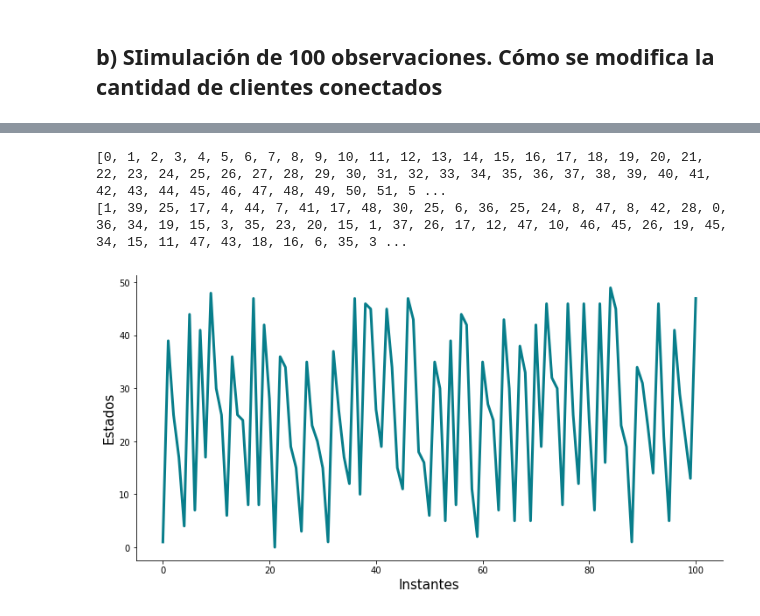
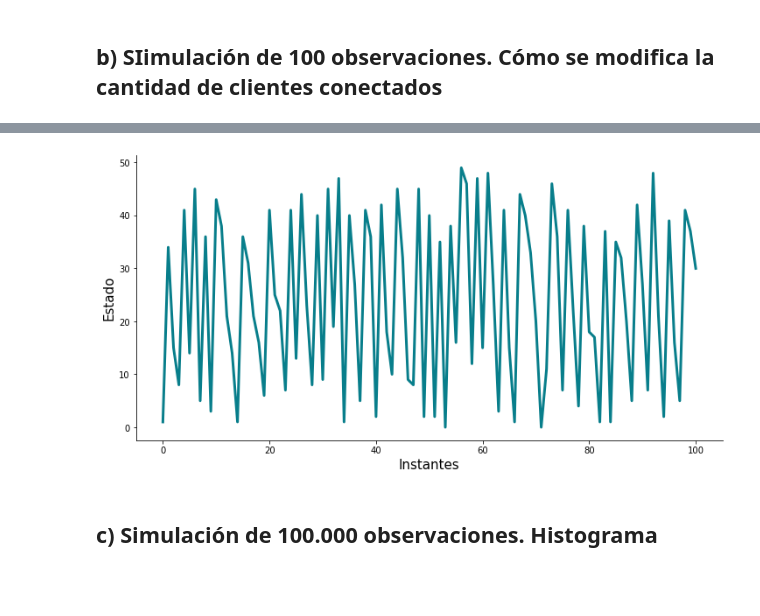
Before and after one commit to nicolaslongo/tp1-simulacion, a Jupyter notebook: tp2/Ejercicio 3.ipynb, the cells around one changed output, grey strips where cells are left out. Saved outputs shown, nothing was run; the diff lists cells and outputs as text; code cells hidden in the pictures; blank space fills up the shorter version.

```diff
--- a/tp2/Ejercicio 3.ipynb
+++ b/tp2/Ejercicio 3.ipynb
@@ -26,7 +26,7 @@ class HomeBanking():
         self.estados = [self.estado_actual]
 
     def calcular_matriz(self):
-        def P(i, j):
+        def porcentaje(i, j):
             p = 0.7
             n = 51
             if j >= i:
@@ -37,13 +37,13 @@ class HomeBanking():
             # j < i
             suma = 0
             for x in range(i, n):
-                suma += P(i, x)
+                suma += porcentaje(i, x)
 
             res2 = (1 - suma) / (i-1)
             return res2
 
-        M = [[P(i, j) for j in range(1, 52)] for i in range(1, 52)]
-        self.matriz = M
+        P = [[porcentaje(i, j) for j in range(1, 52)] for i in range(1, 52)]
+        self.matriz = P
         return self.matriz
 
     def nuevo_usuario_conectado(self):
@@ -51,7 +51,7 @@ class HomeBanking():
             return
 
         self.estado_actual += 1
-        print('Estado actual es {0}'.format(self.estado_actual))
+#         print('Estado actual es {0}'.format(self.estado_actual))
 
     def simular_n_observaciones(self, n):
         self.estados = []
@@ -70,7 +70,7 @@ class HomeBanking():
             if r <= suma:
                 self.estado_actual = i
                 self.estados.append(self.estado_actual)
-                print('Estado actual es {0}'.format(self.estado_actual))
+#                 print('Estado actual es {0}'.format(self.estado_actual))
                 return self.estado_actual
 
     def get_estados(self):
@@ -78,7 +78,7 @@ class HomeBanking():
 
 
 hb = HomeBanking()
-M = hb.calcular_matriz()
+P = hb.calcular_matriz()
 # %% [markdown]
 ## a) Matriz de transición de estados
 Como primera medida, trataremos de determinar la matriz de transición, para lo que necesitaremos evaluar los autovalores de M. Según su valor vamos a poder ver si M^(n) converge
@@ -141,17 +118,15 @@ Estado actual es 47
 # %%
 estados = hb.get_estados()
 # assert len(estados) == 101
 instantes = [i for i in range(len(estados))]
 
 fig = plt.figure(figsize=(12, 6))
 ax = fig.add_subplot(1, 1, 1)
 ax.spines['right'].set_color('none')
 ax.spines['top'].set_color('none')
 plt.plot(instantes, estados, color='#087E8B', linewidth=3.0)
 plt.xlabel('Instantes', size=15)
-plt.ylabel('Estados', size=15)
+plt.ylabel('Estado', size=15)
 plt.show()
 # %% [output]
-[0, 1, 2, 3, 4, 5, 6, 7, 8, 9, 10, 11, 12, 13, 14, 15, 16, 17, 18, 19, 20, 21, 22, 23, 24, 25, 26, 27, 28, 29, 30, 31, 32, 33, 34, 35, 36, 37, 38, 39, 40, 41, 42, 43, 44, 45, 46, 47, 48, 49, 50, 51, 5 ...
-[1, 39, 25, 17, 4, 44, 7, 41, 17, 48, 30, 25, 6, 36, 25, 24, 8, 47, 8, 42, 28, 0, 36, 34, 19, 15, 3, 35, 23, 20, 15, 1, 37, 26, 17, 12, 47, 10, 46, 45, 26, 19, 45, 34, 15, 11, 47, 43, 18, 16, 6, 35, 3 ...
-[figure, old version]
+[figure, new version]
@@ -164,0 +133,2 @@ plt.show()
+# %% [markdown]
+## c) Simulación de 100.000 observaciones. Histograma
```
Also changed, not shown: parts of 17 cells of this notebook.
